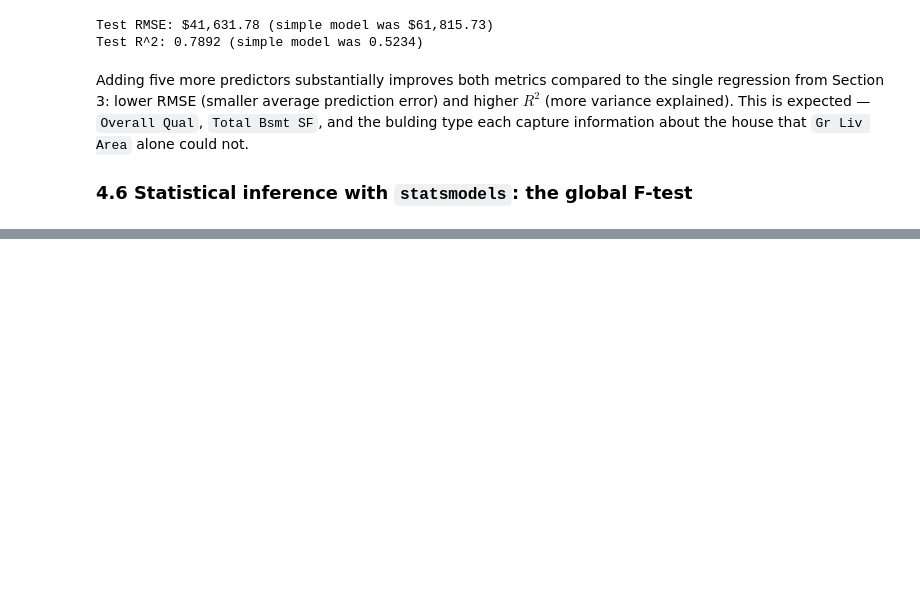
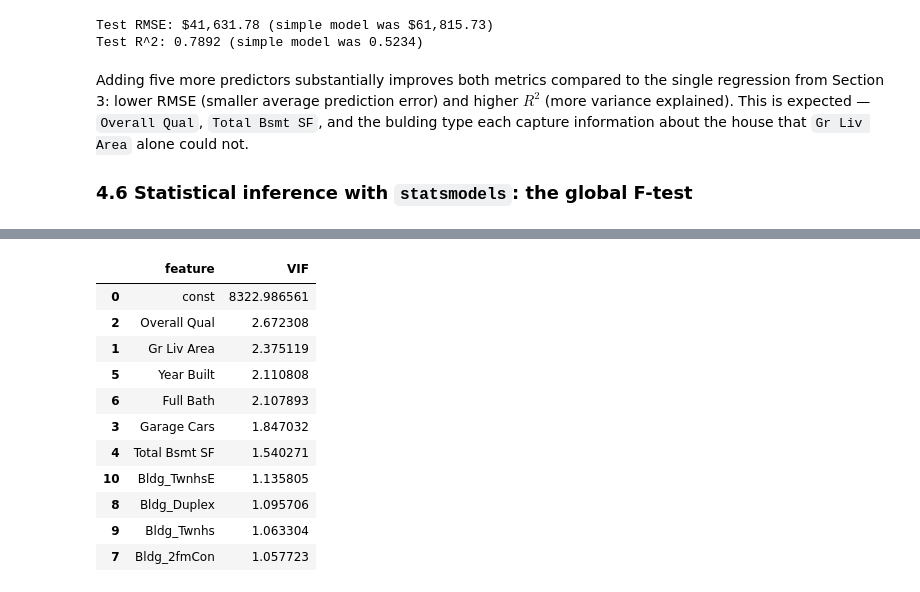
Before and after one commit to danielfdez-ds/ML-Notes-and-Projects, a Jupyter notebook: 01_Linear_Regression/01LinearRegression.ipynb, the cells around one changed output, grey strips where cells are left out. Saved outputs shown, nothing was run; the diff lists cells and outputs as text; code cells hidden in the pictures; blank space fills up the shorter version.

```diff
--- a/01_Linear_Regression/01LinearRegression.ipynb
+++ b/01_Linear_Regression/01LinearRegression.ipynb
@@ -644,0 +653,24 @@ In Section 3, the F-test and the t-test were mathematically equivalent ($F=t^2$)
+# %%
+from statsmodels.stats.outliers_influence import variance_inflation_factor
+
+vif_data = pd.DataFrame()
+vif_data["feature"] = X_multi_train_sm.columns
+vif_data["VIF"] = [
+    variance_inflation_factor(X_multi_train_sm.values, i)
+    for i in range(X_multi_train_sm.shape[1])
+]
+
+vif_data.sort_values("VIF", ascending=False)
+# %% [output]
+|  | feature | VIF |
+| 0 | const | 8322.986561 |
+| 2 | Overall Qual | 2.672308 |
+| 1 | Gr Liv Area | 2.375119 |
+| 5 | Year Built | 2.110808 |
+| 6 | Full Bath | 2.107893 |
+| 3 | Garage Cars | 1.847032 |
+| 4 | Total Bsmt SF | 1.540271 |
+| 10 | Bldg_TwnhsE | 1.135805 |
+| 8 | Bldg_Duplex | 1.095706 |
+| 9 | Bldg_Twnhs | 1.063304 |
+| 7 | Bldg_2fmCon | 1.057723 |
```
Also changed, not shown: parts of 10 cells of this notebook.
